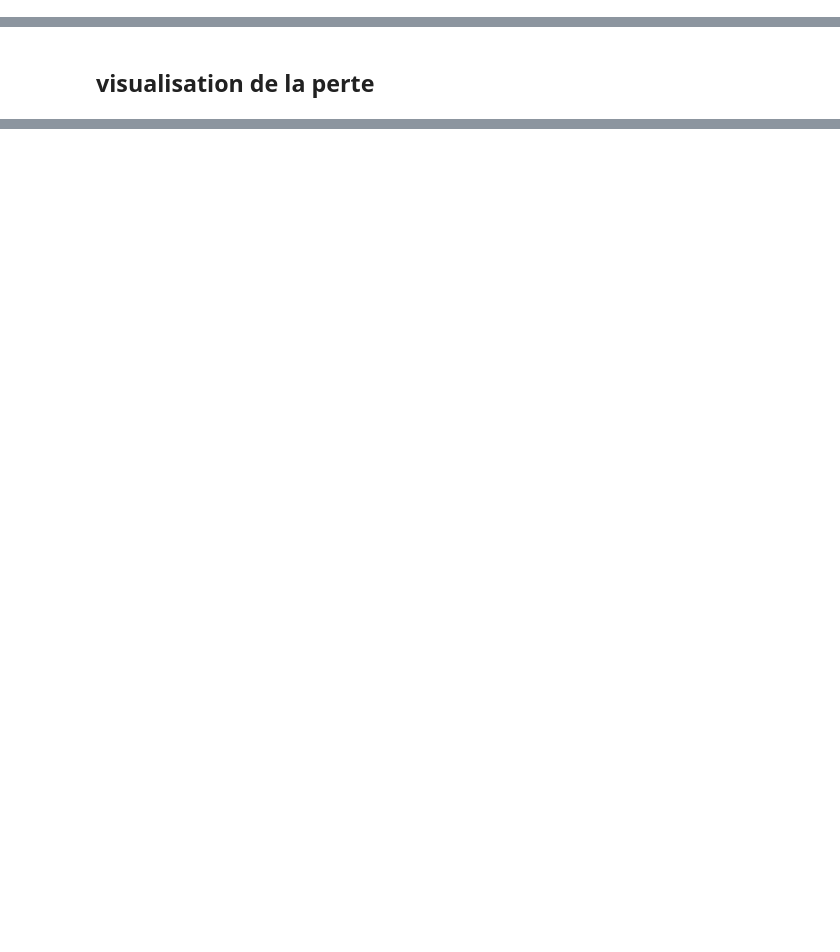
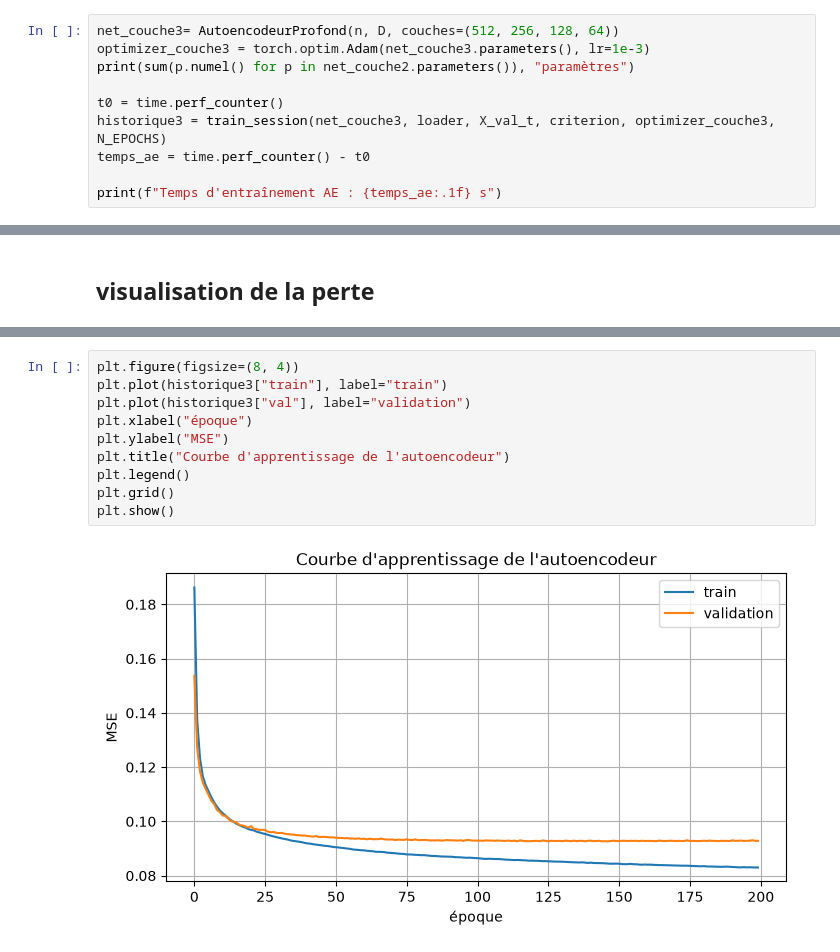
Before and after one commit to Simonn18/projet_DEA, a Jupyter notebook: Scripts/2-EA.ipynb, the cells around one changed output, grey strips where cells are left out. Drawn from its saved outputs; the diff is of its cells as text; blank space fills up the shorter version.

```diff
--- a/Scripts/2-EA.ipynb
+++ b/Scripts/2-EA.ipynb
@@ -216,0 +209,10 @@ Temps d'entraînement AE : 257.4 s
+# %%
+net_couche3= AutoencodeurProfond(n, D, couches=(512, 256, 128, 64))
+optimizer_couche3 = torch.optim.Adam(net_couche3.parameters(), lr=1e-3)
+print(sum(p.numel() for p in net_couche2.parameters()), "paramètres")
+
+t0 = time.perf_counter()
+historique3 = train_session(net_couche3, loader, X_val_t, criterion, optimizer_couche3, N_EPOCHS)
+temps_ae = time.perf_counter() - t0
+
+print(f"Temps d'entraînement AE : {temps_ae:.1f} s")
@@ -276,3 +296,15 @@ plt.show()
+# %%
+plt.figure(figsize=(8, 4))
+plt.plot(historique3["train"], label="train")
+plt.plot(historique3["val"], label="validation")
+plt.xlabel("époque")
+plt.ylabel("MSE")
+plt.title("Courbe d'apprentissage de l'autoencodeur")
+plt.legend()
+plt.grid()
+plt.show()
+# %% [output]
+[figure, added]
 # %%
 import os
 import numpy as np
```
Also changed, not shown: parts of 15 cells of this notebook, 4 other files.
